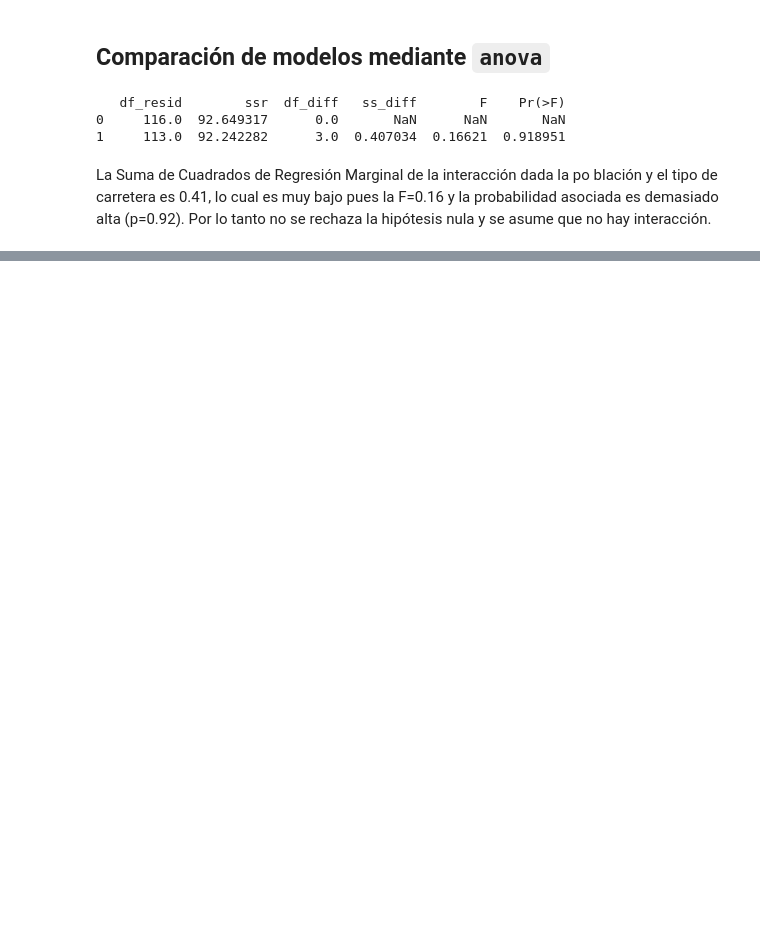
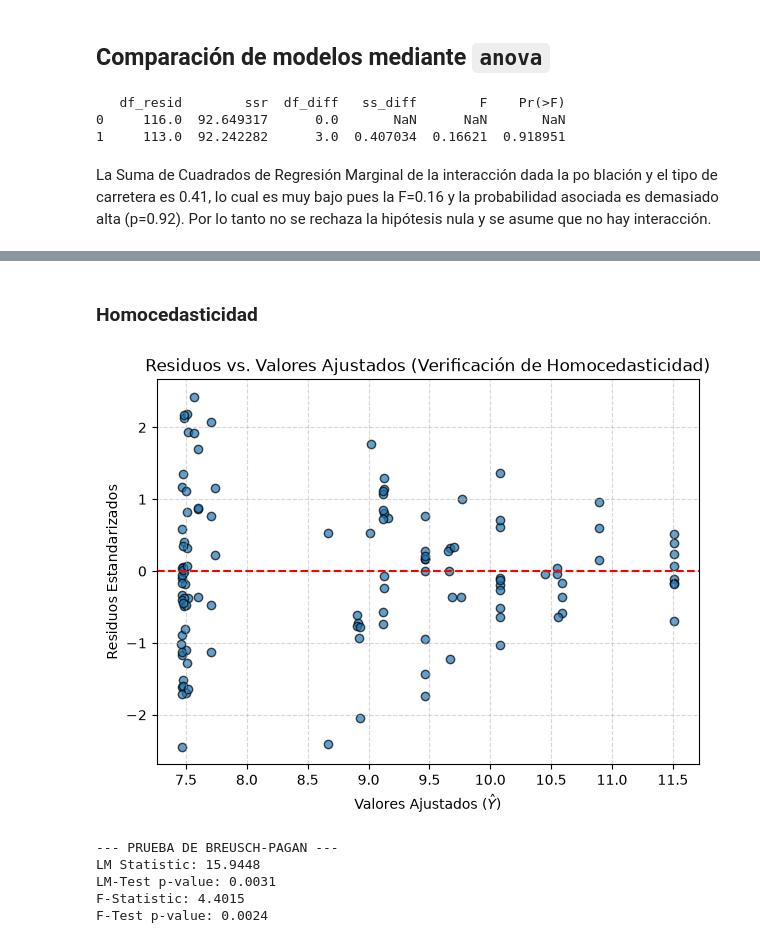
Before and after one commit to FabianAlmirall/Laboratorio_Python, a Jupyter notebook: Laboratorio_Python.ipynb, the cells around one changed output, grey strips where cells are left out. Drawn from its saved outputs; the diff is of its cells as text; code cells hidden in the pictures; blank space fills up the shorter version.

```diff
--- a/Laboratorio_Python.ipynb
+++ b/Laboratorio_Python.ipynb
@@ -876,0 +937,35 @@ hipótesis nula y se asume que no hay interacción.
+# %% [markdown]
+### Homocedasticidad
+# %%
+plt.figure(figsize=(7, 5))
+plt.scatter(
+    valores_ajustados, residuos_estandarizados, alpha=0.7, edgecolors="k"
+)
+plt.axhline(0, color="red", linestyle="--", linewidth=1.5)
+plt.xlabel("Valores Ajustados ($\hat{Y}$)")
+plt.ylabel("Residuos Estandarizados")
+plt.title("Residuos vs. Valores Ajustados (Verificación de Homocedasticidad)")
+plt.grid(True, linestyle="--", alpha=0.5)
+plt.show()
+# %% [output]
+[figure, added]
+# %%
+from statsmodels.stats.diagnostic import het_breuschpagan, het_white
+
+# Prueba de Breusch-Pagan
+bp_test = het_breuschpagan(residuos, mod2.model.exog)
+labels = [
+    "LM Statistic",
+    "LM-Test p-value",
+    "F-Statistic",
+    "F-Test p-value",
+]
+print("--- PRUEBA DE BREUSCH-PAGAN ---")
+for val, label in zip(bp_test, labels):
+    print(f"{label}: {val:.4f}")
+# %% [output]
+--- PRUEBA DE BREUSCH-PAGAN ---
+LM Statistic: 15.9448
+LM-Test p-value: 0.0031
+F-Statistic: 4.4015
+F-Test p-value: 0.0024
```
Also changed, not shown: parts of 20 cells of this notebook.
